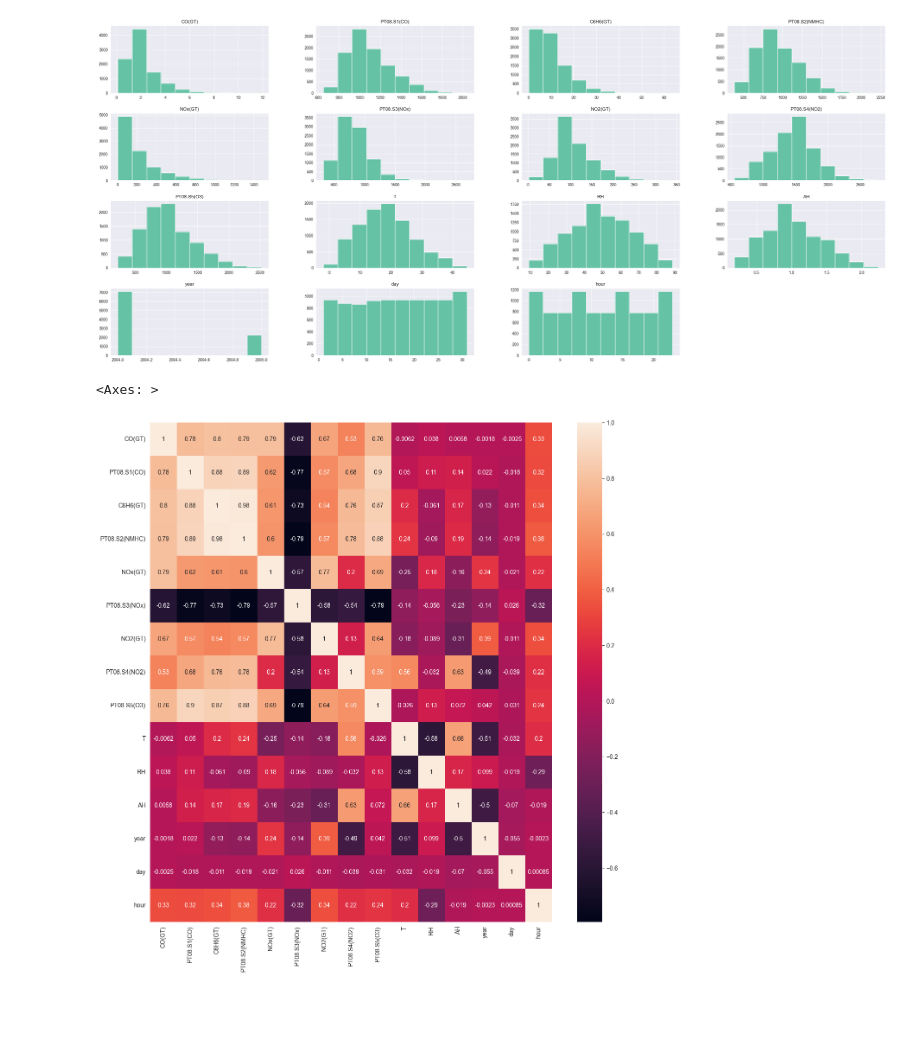
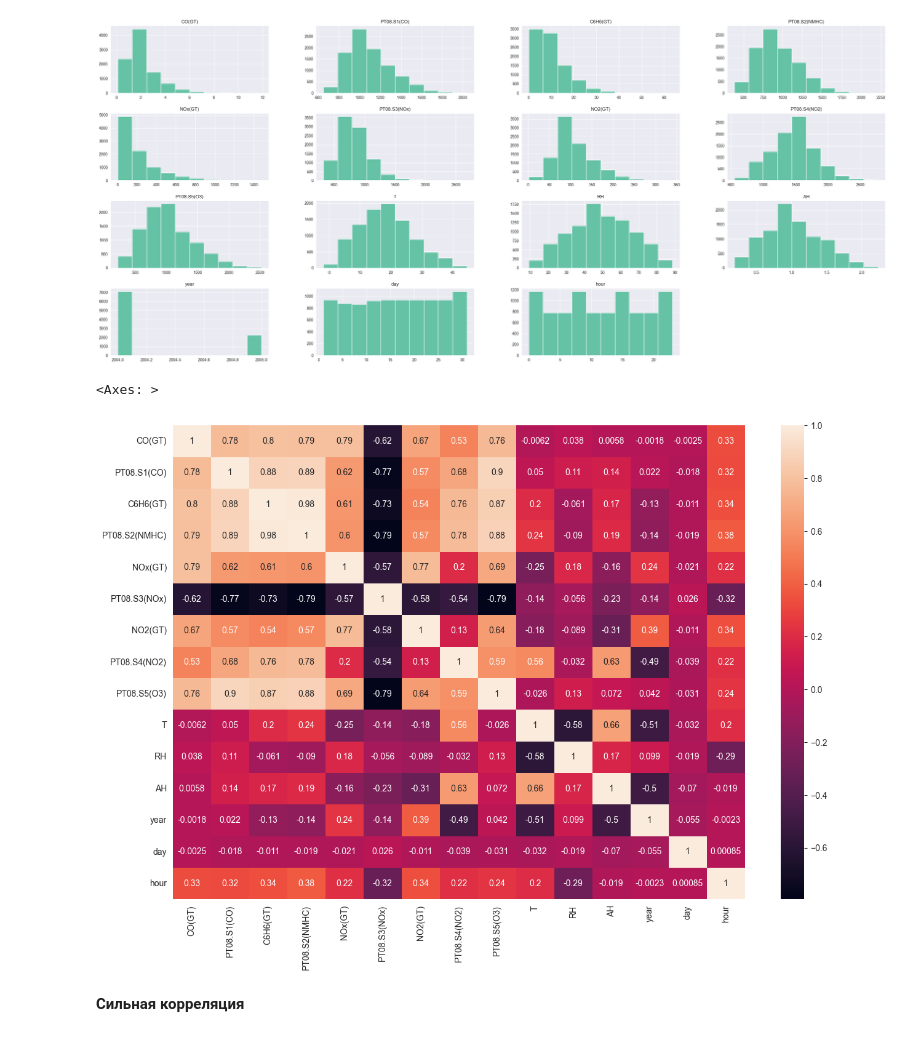
Before and after one commit to stwz13/ml, a Jupyter notebook: lab1_air.ipynb, the cells around one changed output. Cells and saved outputs as stored; diff of their text form; code cells hidden in the pictures; blank space fills up the shorter version.

Commit message:
more graphics

```diff
--- a/lab1_air.ipynb
+++ b/lab1_air.ipynb
@@ -357,10 +357,12 @@ array([[<Axes: title={'center': 'CO(GT)'}>,
 [figure]
 # %%
 
-plt.figure(figsize=(15, 15))
+plt.figure(figsize=(15, 10))
 sns.heatmap(data[numeric_columns].corr(), annot=True)
 # %% [output]
 <Axes: >
-[figure, old version]
+[figure, new version]
+# %% [markdown]
+**Сильная корреляция**
 # %%
 gt_columns = ["CO(GT)", "C6H6(GT)", "NOx(GT)", "NO2(GT)"]
```
Also changed, not shown: parts of 9 cells of this notebook.
